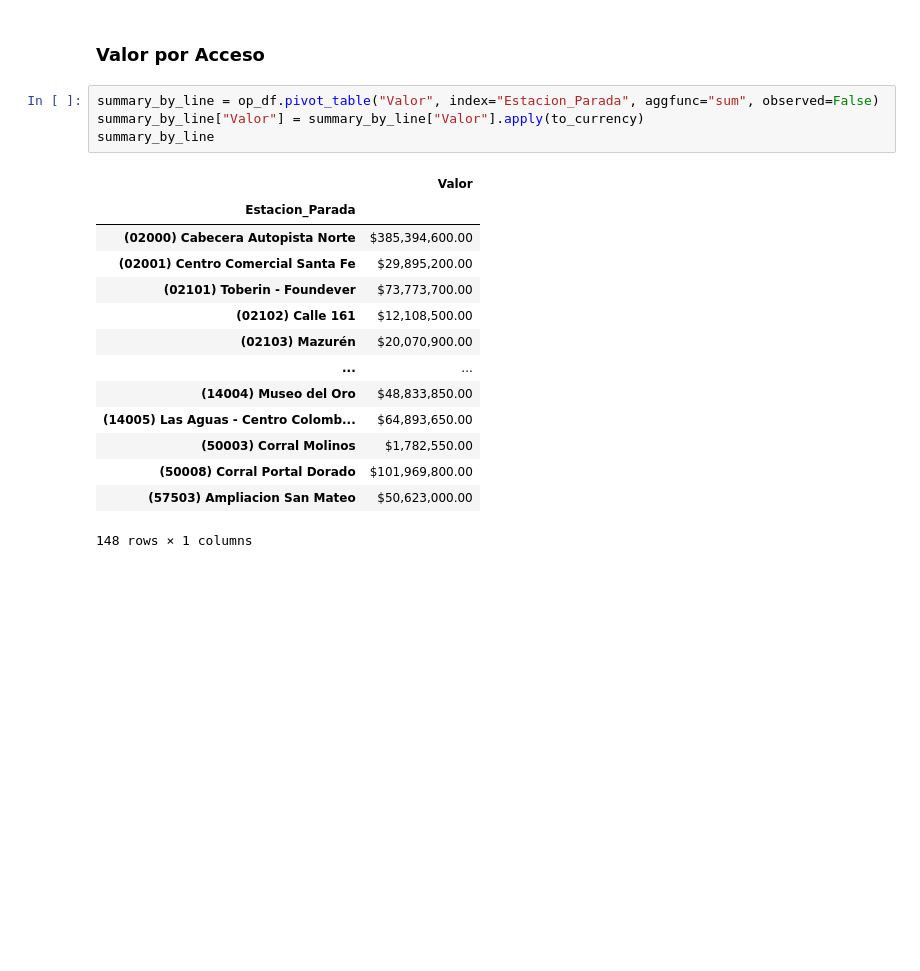
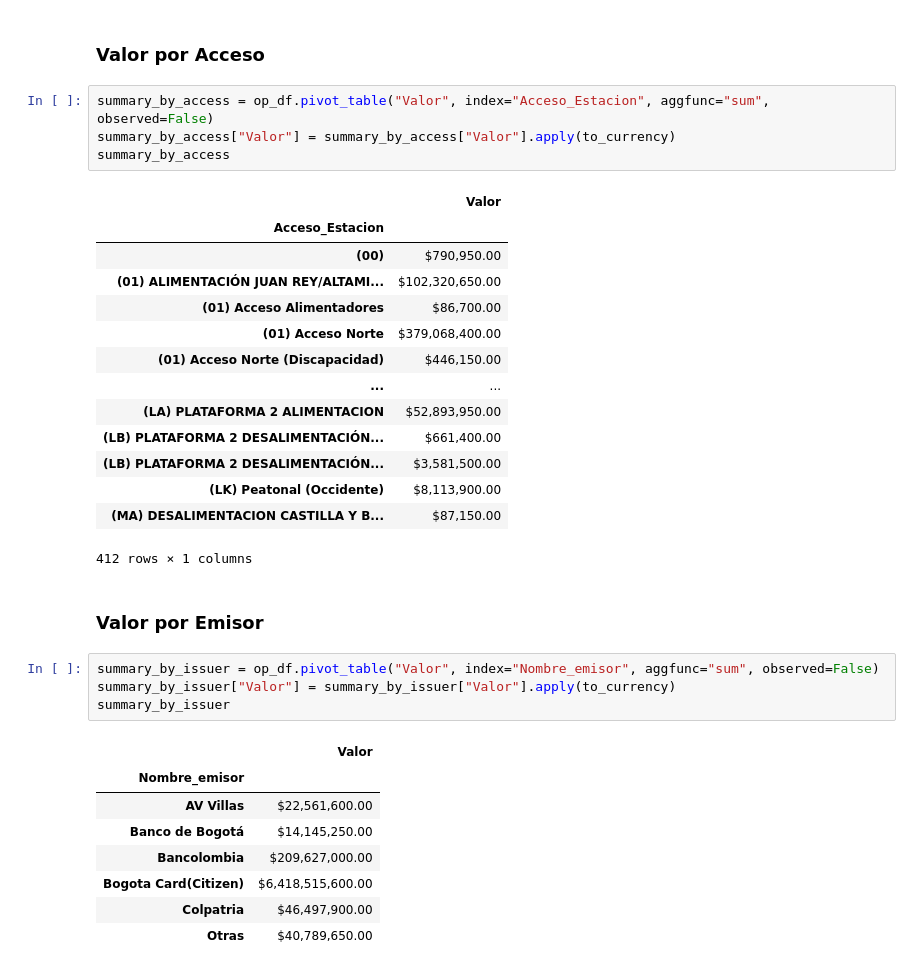
Before and after one commit to Kolozuz/data-analysis-seti-2024, a Jupyter notebook: main.ipynb, the cells around one changed output. Cells and saved outputs as stored; diff of their text form; blank space fills up the shorter version.

```diff
--- a/main.ipynb
+++ b/main.ipynb
@@ -292,21 +292,36 @@ summary_by_station
 # %% [markdown]
 ### Valor por Acceso
 # %%
-summary_by_line = op_df.pivot_table("Valor", index="Estacion_Parada", aggfunc="sum", observed=False)
-summary_by_line["Valor"] = summary_by_line["Valor"].apply(to_currency)
-summary_by_line
+summary_by_access = op_df.pivot_table("Valor", index="Acceso_Estacion", aggfunc="sum", observed=False)
+summary_by_access["Valor"] = summary_by_access["Valor"].apply(to_currency)
+summary_by_access
 # %% [output]
 |  | Valor |
-| Estacion_Parada |  |
-| (02000) Cabecera Autopista Norte | $385,394,600.00 |
-| (02001) Centro Comercial Santa Fe | $29,895,200.00 |
-| (02101) Toberin - Foundever | $73,773,700.00 |
-| (02102) Calle 161 | $12,108,500.00 |
-| (02103) Mazurén | $20,070,900.00 |
+| Acceso_Estacion |  |
+| (00) | $790,950.00 |
+| (01) ALIMENTACIÓN JUAN REY/ALTAMI... | $102,320,650.00 |
+| (01) Acceso Alimentadores | $86,700.00 |
+| (01) Acceso Norte | $379,068,400.00 |
+| (01) Acceso Norte (Discapacidad) | $446,150.00 |
 | ... | ... |
-| (14004) Museo del Oro | $48,833,850.00 |
-| (14005) Las Aguas - Centro Colomb... | $64,893,650.00 |
-| (50003) Corral Molinos | $1,782,550.00 |
-| (50008) Corral Portal Dorado | $101,969,800.00 |
-| (57503) Ampliacion San Mateo | $50,623,000.00 |
+| (LA) PLATAFORMA 2 ALIMENTACION | $52,893,950.00 |
+| (LB) PLATAFORMA 2 DESALIMENTACIÓN... | $661,400.00 |
+| (LB) PLATAFORMA 2 DESALIMENTACIÓN... | $3,581,500.00 |
+| (LK) Peatonal (Occidente) | $8,113,900.00 |
+| (MA) DESALIMENTACION CASTILLA Y B... | $87,150.00 |
-148 rows × 1 columns
+412 rows × 1 columns
+# %% [markdown]
+### Valor por Emisor
+# %%
+summary_by_issuer = op_df.pivot_table("Valor", index="Nombre_emisor", aggfunc="sum", observed=False)
+summary_by_issuer["Valor"] = summary_by_issuer["Valor"].apply(to_currency)
+summary_by_issuer
+# %% [output]
+|  | Valor |
+| Nombre_emisor |  |
+| AV Villas | $22,561,600.00 |
+| Banco de Bogotá | $14,145,250.00 |
+| Bancolombia | $209,627,000.00 |
+| Bogota Card(Citizen) | $6,418,515,600.00 |
+| Colpatria | $46,497,900.00 |
+| Otras | $40,789,650.00 |
```
Also changed, not shown: parts of 11 cells of this notebook.
